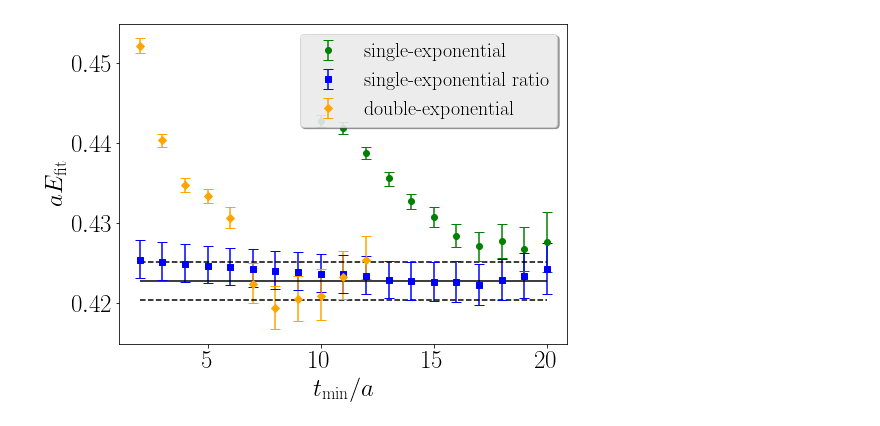
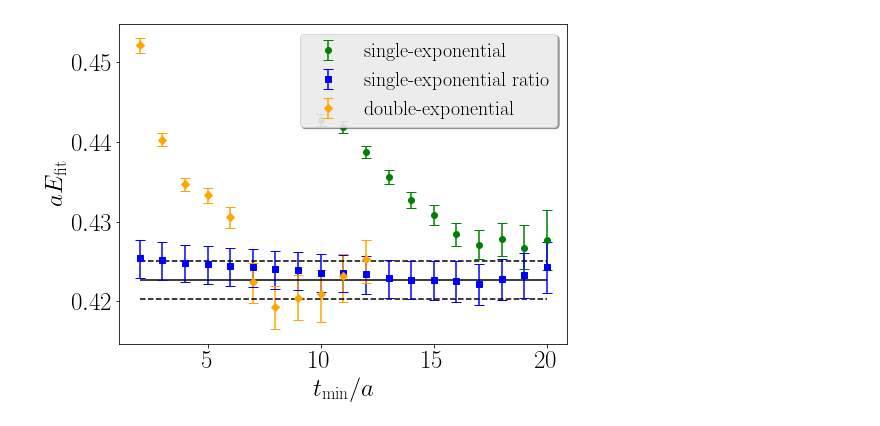
Before and after one commit to xinucode/sigmond_python_plots, a Jupyter notebook: tmin/rest_mass_plot.ipynb, the cells around one changed output. Cells and saved outputs as stored; diff of their text form; code cells hidden in the pictures.

```diff
--- a/tmin/rest_mass_plot.ipynb
+++ b/tmin/rest_mass_plot.ipynb
@@ -20,15 +21,24 @@ errs1 = [0.0656956,0.0663384]
 files2 = {"single-exponential":"N0_1exp.dat","double-exponential":"N0_2exp.dat","geometric":"N0_geom.dat"}
 fit2 = 0.313681
 errs2 = [0.310819,0.316195]
+# %%
+#set effective energy data
+eff_file1 = {"data":"pi0_Eff.dat","fit":"pi0_fit.dat"}
+eff_file2 = {"data":"N0_Eff.dat","fit":"N0_fit.dat"}
 # %%
 #read data
 dfs1 = {}
 for key in files1.keys():
     dfs1[key] = pd.read_csv(files1[key]," ",header=None)
-#read data
 dfs2 = {}
 for key in files2.keys():
     dfs2[key] = pd.read_csv(files2[key]," ",header=None)
+dfs3 = {}
+for key in eff_file1.keys():
+    dfs3[key] = pd.read_csv(eff_file1[key]," ",header=None)
+dfs4 = {}
+for key in eff_file2.keys():
+    dfs4[key] = pd.read_csv(eff_file2[key]," ",header=None)
 # %%
 f = plt.figure()
 f.set_figwidth(16)
@@ -44,7 +54,7 @@ plt.subplot(1, 2, 1)
 for i,label in enumerate(list(dfs1.keys())):
     minx = min(min(np.array(dfs1[label][0])),minx)
     maxx = max(max(np.array(dfs1[label][0])),maxx)
-    plt.errorbar(np.array(dfs1[label][0]),np.array(dfs1[label][1]),np.concatenate([[np.array(dfs1[label][2])],[np.array(dfs1[label][3])]]),  capsize=5, color=settings.colors[i], marker=settings.markers[i],linestyle="", linewidth=0.0, elinewidth=1.5,label=label)
+    plt.errorbar(np.array(dfs1[label][0]),np.array(dfs1[label][1]),np.concatenate([[np.array(dfs1[label][3])],[np.array(dfs1[label][2])]]),  capsize=5, color=settings.colors[i], marker=settings.markers[i],linestyle="", linewidth=0.0, elinewidth=1.5,label=label)
 
 plt.hlines(fit1,minx,maxx,color="black")
 for err in errs1:
@@ -55,9 +65,14 @@ plt.xlabel(r"$t_{\textup{min}}/a$")
 plt.ylabel(rf"$am_{{{plot_titles[0]}}}$")
 plt.legend(loc="upper right")
 
+minx = 10
+maxx = 10
+
 plt.subplot(1, 2, 2)
 for i,label in enumerate(list(dfs2.keys())):
-    plt.errorbar(np.array(dfs2[label][0]),np.array(dfs2[label][1]),np.concatenate([[np.array(dfs2[label][2])],[np.array(dfs2[label][3])]]),  capsize=5, color=settings.colors[i], marker=settings.markers[i],linestyle="", linewidth=0.0, elinewidth=1.5,label=label)
+    minx = min(min(np.array(dfs2[label][0])),minx)
+    maxx = max(max(np.array(dfs2[label][0])),maxx)
+    plt.errorbar(np.array(dfs2[label][0]),np.array(dfs2[label][1]),np.concatenate([[np.array(dfs2[label][3])],[np.array(dfs2[label][2])]]),  capsize=5, color=settings.colors[i], marker=settings.markers[i],linestyle="", linewidth=0.0, elinewidth=1.5,label=label)
 
 plt.hlines(fit2,minx,maxx,color="black")
 for err in errs2:
@@ -74,43 +184,43 @@ plt.savefig("rest_masses.pdf")
 # %%
 f = plt.figure()
 f.set_figwidth(8)
 f.set_figheight(6)
 dd=0.15
 ddd = 0.06
 minx = 10
 maxx = 10
 
 # plot_titles = ["\pi","N"]
 # files1 = {"single-exponential":"isodoublet_GP3rot0_1exp.dat","single-exponential ratio":"isodoublet_GP3rot0_1expR.dat","double-exponential":"isodoublet_GP3rot0_2exp.dat"}
 #1 = 0.356785
 # errs1 = [0.35437,0.359036]
 
-files1 = {"single-exponential":"isodoublet_GP3rot1_1exp.dat","single-exponential ratio":"isodoublet_GP3rot1_1expR.dat","double-exponential":"isodoublet_GP3rot1_2exp.dat"}
-fit1 = 0.42267
-errs1 = [0.420294,0.425024]
+files = {"single-exponential":"isodoublet_GP3rot1_1exp.dat","single-exponential ratio":"isodoublet_GP3rot1_1expR.dat","double-exponential":"isodoublet_GP3rot1_2exp.dat"}
+fit = 0.42267
+errs = [0.420294,0.425024]
 
 #read data
-dfs1 = {}
-for key in files1.keys():
-    dfs1[key] = pd.read_csv(files1[key]," ",header=None)
+dfs = {}
+for key in files.keys():
+    dfs[key] = pd.read_csv(files[key]," ",header=None)
 
 plt.style.use('../spectrum.mplstyle')
-for i,label in enumerate(list(dfs1.keys())):
-    minx = min(min(np.array(dfs1[label][0])),minx)
-    maxx = max(max(np.array(dfs1[label][0])),maxx)
-    plt.errorbar(np.array(dfs1[label][0]),np.array(dfs1[label][1]),np.concatenate([[np.array(dfs1[label][2])],[np.array(dfs1[label][3])]]),  capsize=5, color=settings.colors[i], marker=settings.markers[i],linestyle="", linewidth=0.0, elinewidth=1.5,label=label)
+for i,label in enumerate(list(dfs.keys())):
+    minx = min(min(np.array(dfs[label][0])),minx)
+    maxx = max(max(np.array(dfs[label][0])),maxx)
+    plt.errorbar(np.array(dfs[label][0]),np.array(dfs[label][1]),np.concatenate([[np.array(dfs[label][3])],[np.array(dfs[label][2])]]),  capsize=5, color=settings.colors[i], marker=settings.markers[i],linestyle="", linewidth=0.0, elinewidth=1.5,label=label)
 
-plt.hlines(fit1,minx,maxx,color="black")
-for err in errs1:
+plt.hlines(fit,minx,maxx,color="black")
+for err in errs:
     plt.hlines(err,minx,maxx,color="black",ls="--")
 
 # plt.legend()
 plt.xlabel(r"$t_{\textup{min}}/a$")
 plt.ylabel(r"$aE_{\textup{fit}}$")
 
 plt.legend(loc="upper right")
 
 plt.tight_layout()
 plt.savefig("tmin_GP3_rot1.pdf")
 # %% [output]
-[figure, old version]
+[figure, new version]
```
Also changed, not shown: parts of 4 cells of this notebook, 6 other files.
